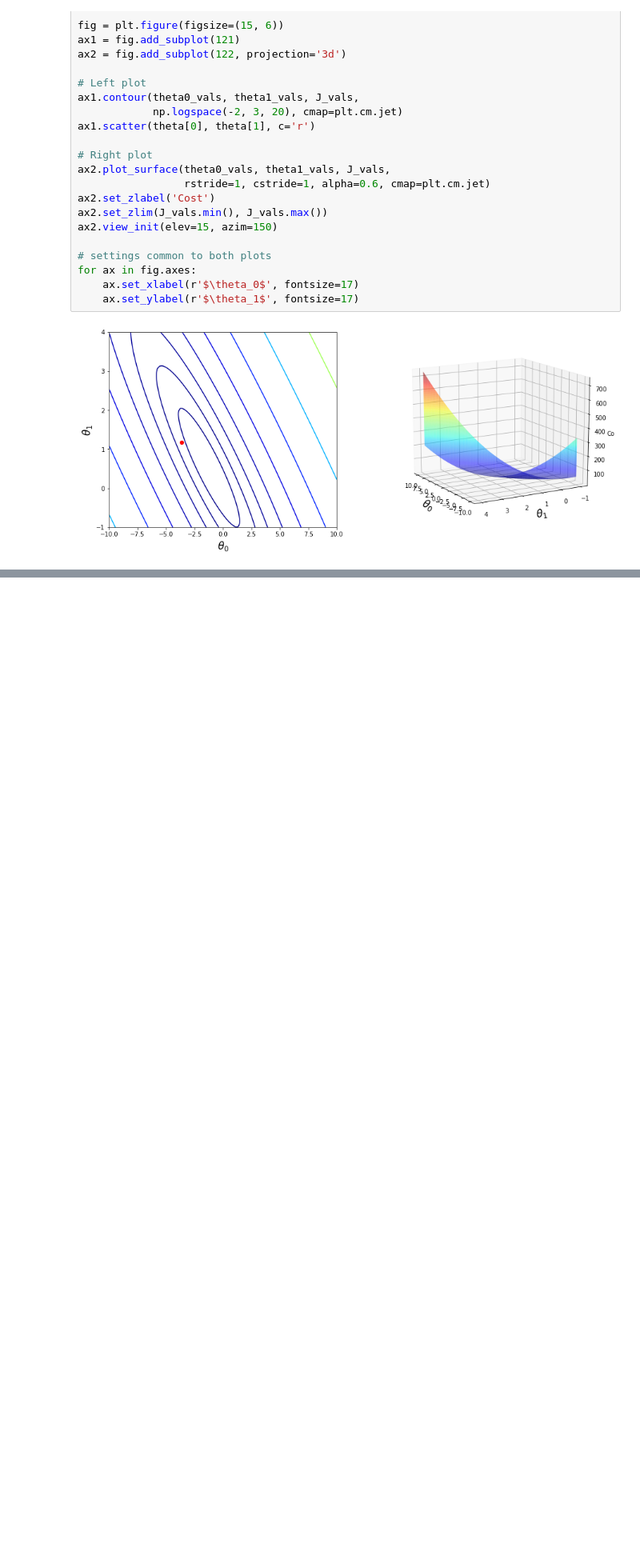
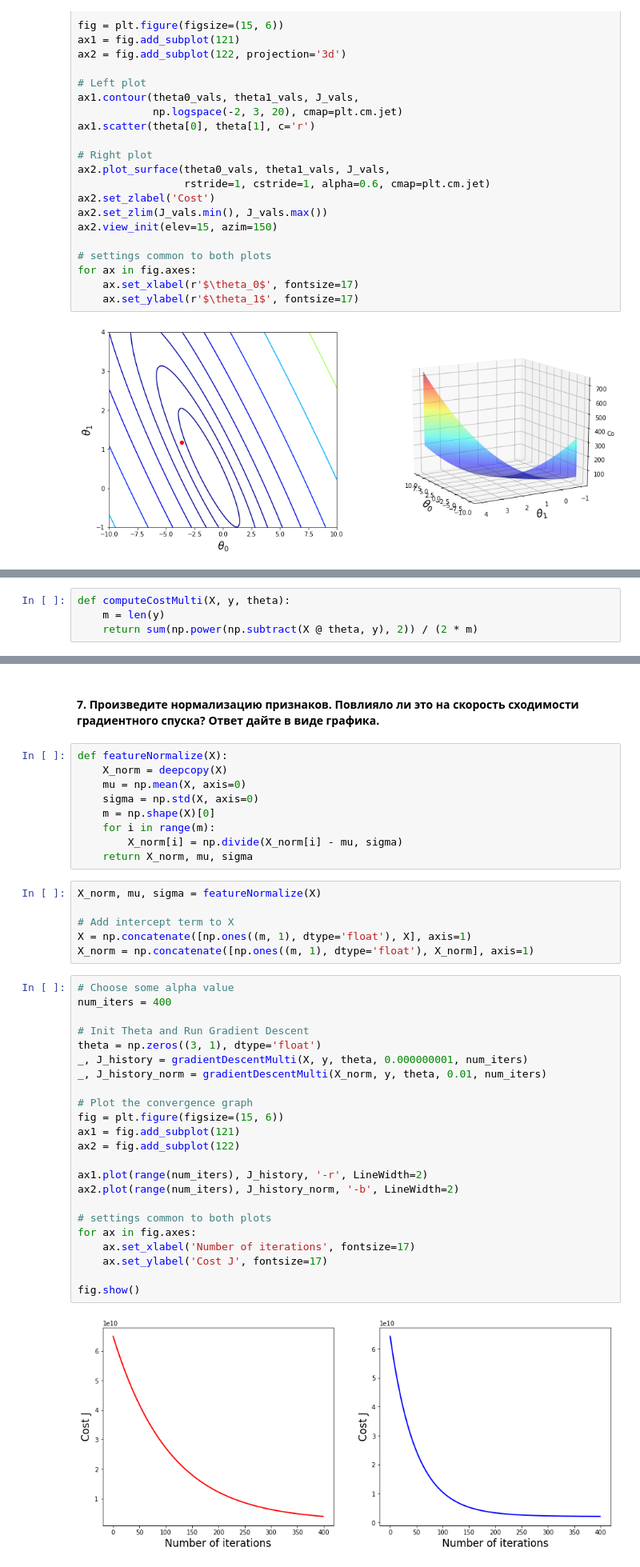
Before and after one commit to Mihlyuk/machine-learning-course, a Jupyter notebook: assignment1.ipynb, the cells around one changed output, grey strips where cells are left out. Shown: that part at 80% size. Saved outputs shown, nothing was run; the diff lists cells and outputs as text; blank space fills up the shorter version.

```diff
--- a/assignment1.ipynb
+++ b/assignment1.ipynb
@@ -134,0 +142,4 @@ for ax in fig.axes:
+# %%
+def computeCostMulti(X, y, theta):
+    m = len(y)
+    return sum(np.power(np.subtract(X @ theta, y), 2)) / (2 * m)
@@ -134,0 +164,42 @@ for ax in fig.axes:
+# %% [markdown]
+#### 7. Произведите нормализацию признаков. Повлияло ли это на скорость сходимости градиентного спуска? Ответ дайте в виде графика.
+# %%
+def featureNormalize(X):
+    X_norm = deepcopy(X)
+    mu = np.mean(X, axis=0)
+    sigma = np.std(X, axis=0)
+    m = np.shape(X)[0]
+    for i in range(m):
+        X_norm[i] = np.divide(X_norm[i] - mu, sigma)
+    return X_norm, mu, sigma
+# %%
+X_norm, mu, sigma = featureNormalize(X)
+
+# Add intercept term to X
+X = np.concatenate([np.ones((m, 1), dtype='float'), X], axis=1)
+X_norm = np.concatenate([np.ones((m, 1), dtype='float'), X_norm], axis=1)
+# %%
+# Choose some alpha value
+num_iters = 400
+
+# Init Theta and Run Gradient Descent
+theta = np.zeros((3, 1), dtype='float')
+_, J_history = gradientDescentMulti(X, y, theta, 0.000000001, num_iters)
+_, J_history_norm = gradientDescentMulti(X_norm, y, theta, 0.01, num_iters)
+
+# Plot the convergence graph
+fig = plt.figure(figsize=(15, 6))
+ax1 = fig.add_subplot(121)
+ax2 = fig.add_subplot(122)
+
+ax1.plot(range(num_iters), J_history, '-r', LineWidth=2)
+ax2.plot(range(num_iters), J_history_norm, '-b', LineWidth=2)
+
+# settings common to both plots
+for ax in fig.axes:
+    ax.set_xlabel('Number of iterations', fontsize=17)
+    ax.set_ylabel('Cost J', fontsize=17)
+
+fig.show()
+# %% [output]
+[figure, added]
```
Also changed, not shown: parts of 12 cells of this notebook.
